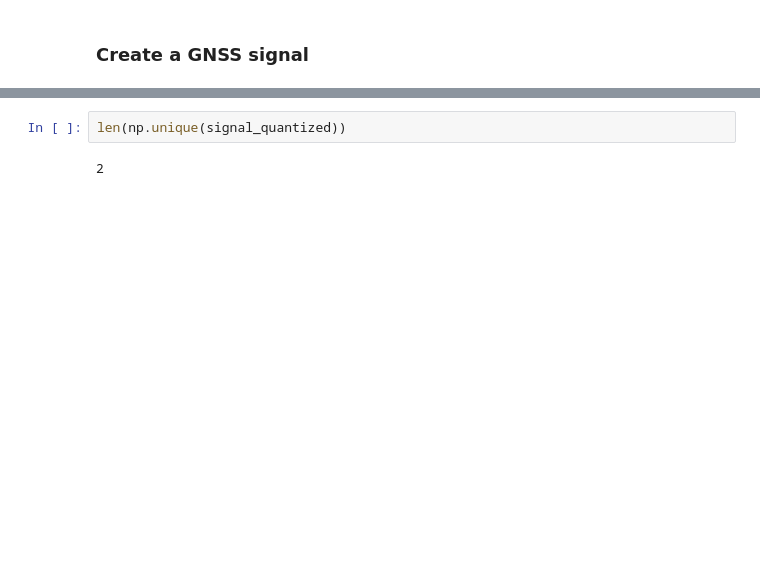
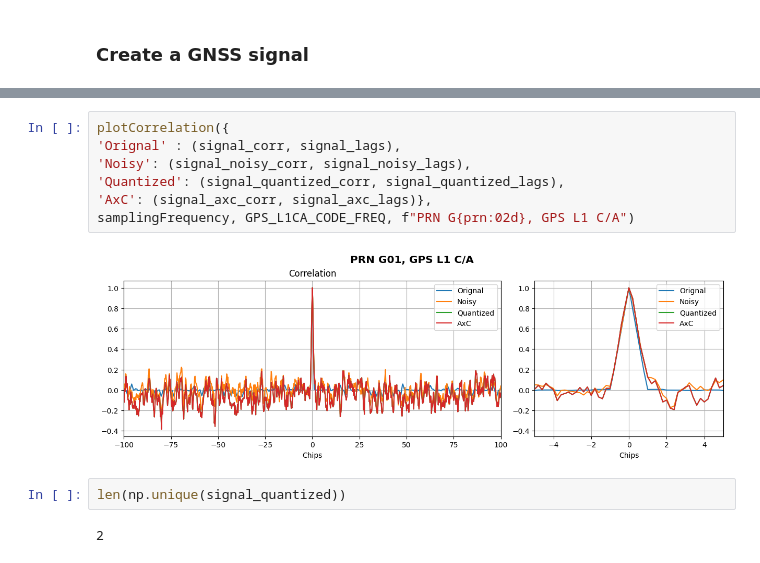
Before and after one commit to agrenier-gnss/axcgnss, a Jupyter notebook: signal_theory.ipynb, the cells around one changed output, grey strips where cells are left out. Saved outputs shown, nothing was run; the diff lists cells and outputs as text; blank space fills up the shorter version.

```diff
--- a/signal_theory.ipynb
+++ b/signal_theory.ipynb
@@ -50,3 +50,12 @@ plotCorrelation({'Orignal' : (signal_corr, signal_lags), 'Noisy': (signal_noisy_
+# %%
+plotCorrelation({
+'Orignal' : (signal_corr, signal_lags),
+'Noisy': (signal_noisy_corr, signal_noisy_lags),
+'Quantized': (signal_quantized_corr, signal_quantized_lags),
+'AxC': (signal_axc_corr, signal_axc_lags)},
+samplingFrequency, GPS_L1CA_CODE_FREQ, f"PRN G{prn:02d}, GPS L1 C/A")
+# %% [output]
+[figure, added]
 # %%
 len(np.unique(signal_quantized))
 # %% [output]
```
Also changed, not shown: parts of 8 cells of this notebook, 2 other files.
